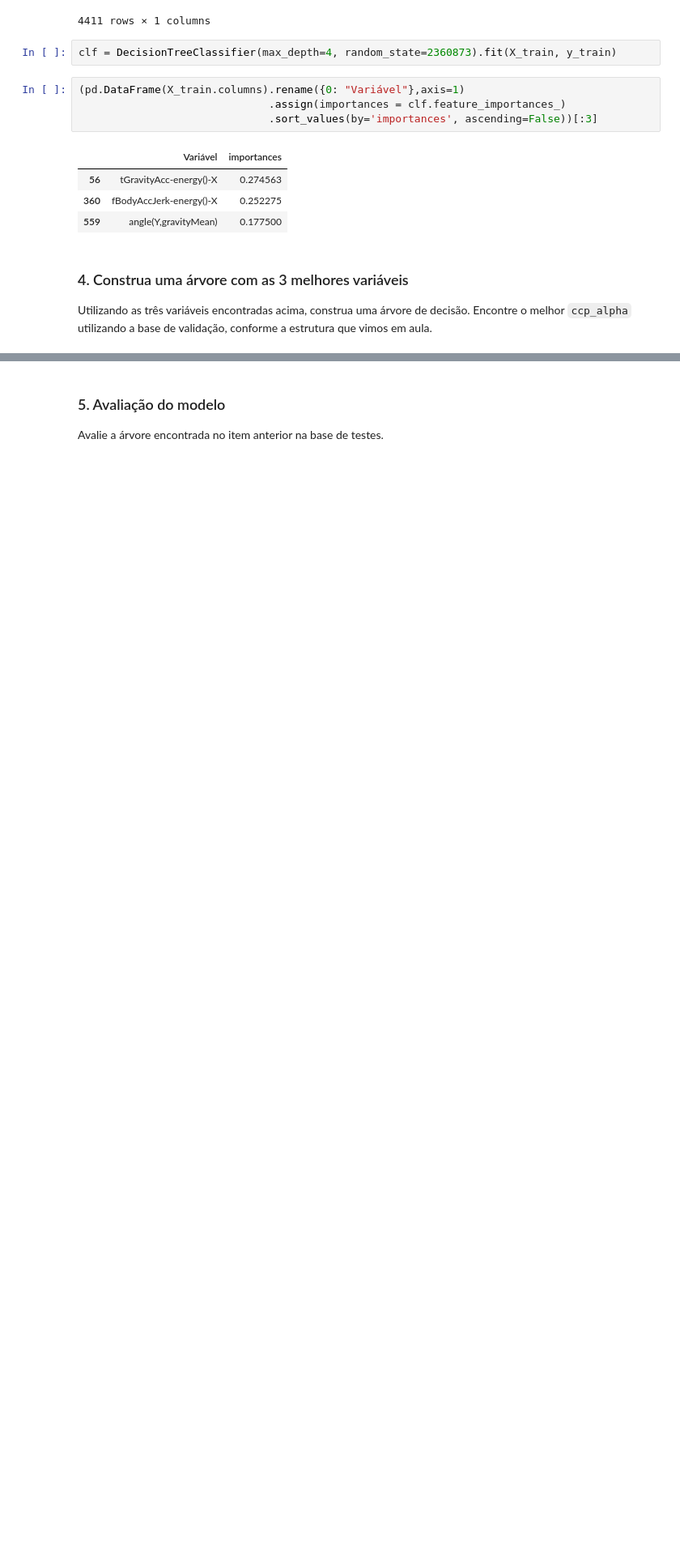
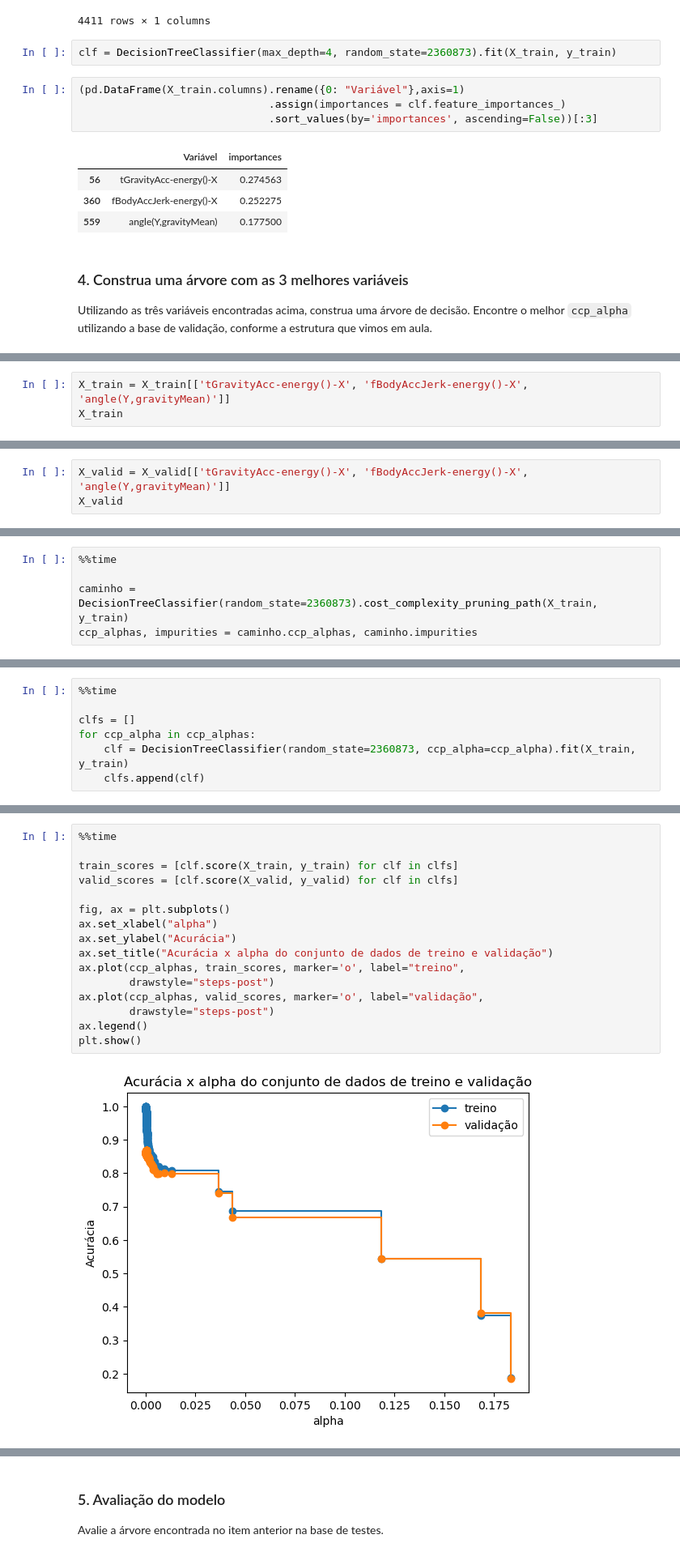
Before and after one commit to marceloaires7/EBAC-Aulas, a Jupyter notebook: Modulo17/Exercício_Cientista_de_dados_Módulo17/Exercício 2/Exercicio2.ipynb, the cells around one changed output, grey strips where cells are left out. Shown at 81% size. Saved outputs shown, nothing was run; the diff lists cells and outputs as text; blank space fills up the shorter version.

```diff
--- a/Modulo17/Exercício_Cientista_de_dados_Módulo17/Exercício 2/Exercicio2.ipynb
+++ b/Modulo17/Exercício_Cientista_de_dados_Módulo17/Exercício 2/Exercicio2.ipynb
@@ -166,0 +164,3 @@ UsageError: %%time is a cell magic, but the cell body is empty. Did you mean the
+# %%
+X_train = X_train[['tGravityAcc-energy()-X', 'fBodyAccJerk-energy()-X', 'angle(Y,gravityMean)']]
+X_train
@@ -166,0 +200,3 @@ UsageError: %%time is a cell magic, but the cell body is empty. Did you mean the
+# %%
+X_valid = X_valid[['tGravityAcc-energy()-X', 'fBodyAccJerk-energy()-X', 'angle(Y,gravityMean)']]
+X_valid
@@ -166,0 +218,5 @@ UsageError: %%time is a cell magic, but the cell body is empty. Did you mean the
+# %%
+%%time
+
+caminho = DecisionTreeClassifier(random_state=2360873).cost_complexity_pruning_path(X_train, y_train)
+ccp_alphas, impurities = caminho.ccp_alphas, caminho.impurities
@@ -166,0 +226,7 @@ UsageError: %%time is a cell magic, but the cell body is empty. Did you mean the
+# %%
+%%time
+
+clfs = []
+for ccp_alpha in ccp_alphas:
+    clf = DecisionTreeClassifier(random_state=2360873, ccp_alpha=ccp_alpha).fit(X_train, y_train)
+    clfs.append(clf)
@@ -166,0 +236,18 @@ UsageError: %%time is a cell magic, but the cell body is empty. Did you mean the
+# %%
+%%time
+
+train_scores = [clf.score(X_train, y_train) for clf in clfs]
+valid_scores = [clf.score(X_valid, y_valid) for clf in clfs]
+
+fig, ax = plt.subplots()
+ax.set_xlabel("alpha")
+ax.set_ylabel("Acurácia")
+ax.set_title("Acurácia x alpha do conjunto de dados de treino e validação")
+ax.plot(ccp_alphas, train_scores, marker='o', label="treino",
+        drawstyle="steps-post")
+ax.plot(ccp_alphas, valid_scores, marker='o', label="validação",
+        drawstyle="steps-post")
+ax.legend()
+plt.show()
+# %% [output]
+[figure, added]
```
Also changed, not shown: parts of 12 cells of this notebook.
